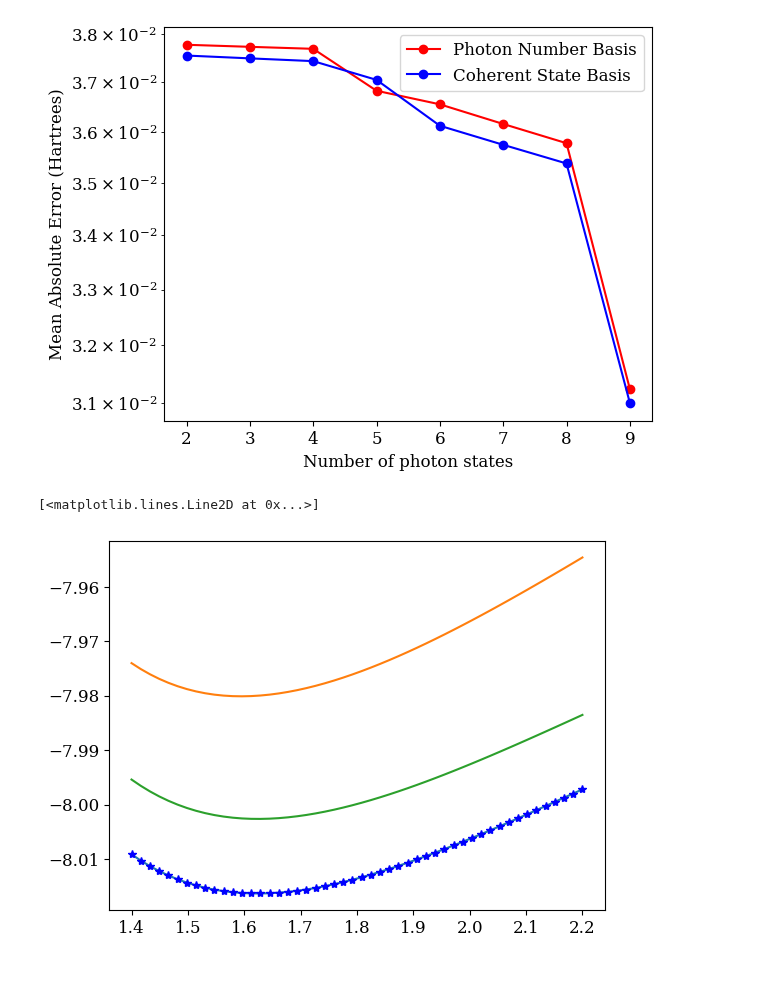
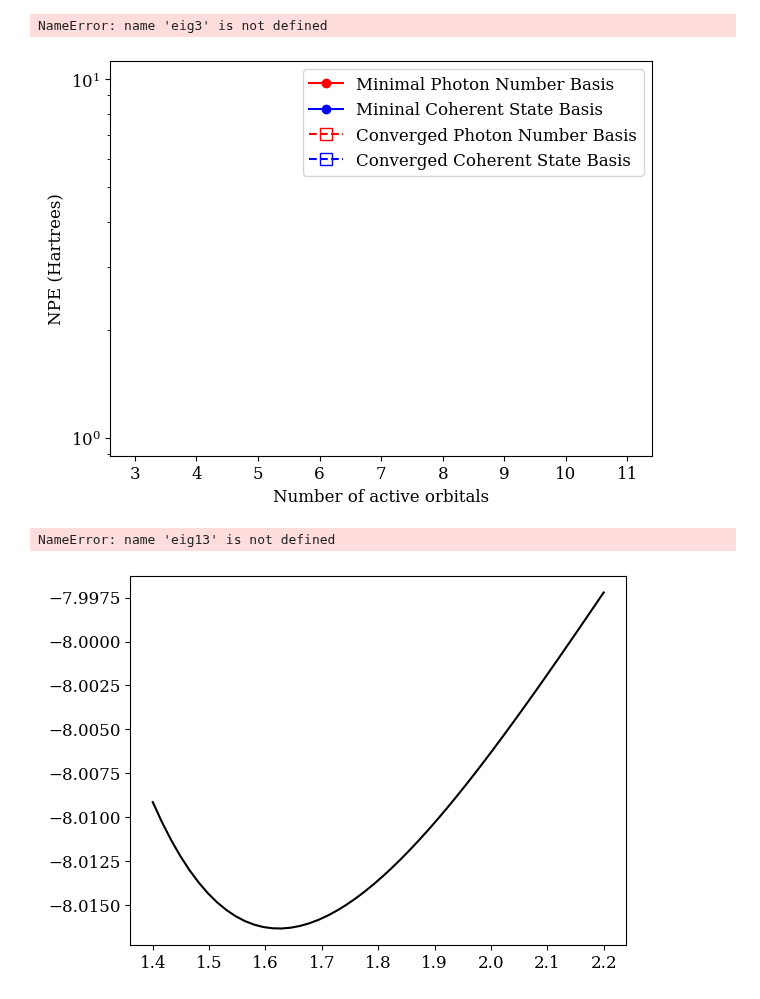
Before and after one commit to boss-bee/data_repository, a Jupyter notebook: json_scripts/LiH_json_reader_active_space_study.ipynb, the cells around one changed output. Drawn from its saved outputs; the diff is of its cells as text; code cells hidden in the pictures.

```diff
--- a/json_scripts/LiH_json_reader_active_space_study.ipynb
+++ b/json_scripts/LiH_json_reader_active_space_study.ipynb
@@ -112,4 +225,6 @@ def mae(array, reference):
 # %%
 cs_mae = np.zeros(14)
 np_mae = np.zeros(14)
-numph = np.linspace(3, 16, 14, dtype=int)
+numph = np.linspace(3, 15, 14, dtype=int)
+cs_mae10 = np.zeros(14)
+np_mae10 = np.zeros(14)
@@ -122,13 +270,12 @@ cs_mae[4] = mae(eig7[:,0], ref_data[:,0])
 cs_mae[5] = mae(eig8[:,0], ref_data[:,0])
 cs_mae[6] = mae(eig9[:,0], ref_data[:,0])
 cs_mae[7] = mae(eig10[:,0], ref_data[:,0])
-#cs_mae[8] = mae(eig10[:,0], ref_data[:,0])
-#cs_mae[9] = mae(eig11[:,0], ref_data[:,0])
-#cs_mae[10] = mae(eig12[:,0], ref_data[:,0])
-#cs_mae[11] = mae(eig13[:,0], ref_data[:,0])
-#cs_mae[12] = mae(eig14[:,0], ref_data[:,0])
-#cs_mae[13] = mae(eig15[:,0], ref_data[:,0])
-#cs_mae[14] = mae(eig16[:,0], ref_data[:,0])
+cs_mae[8] = mae(eig11[:,0], ref_data[:,0])
+cs_mae[9] = mae(eig12[:,0], ref_data[:,0])
+cs_mae[10] = mae(eig13[:,0], ref_data[:,0])
+cs_mae[11] = mae(eig14[:,0], ref_data[:,0])
+cs_mae[12] = mae(eig15[:,0], ref_data[:,0])
+cs_mae[13] = mae(eig16[:,0], ref_data[:,0])
 
 np_mae[0] = mae(peig3[:,0], ref_data[:,0])
 np_mae[1] = mae(peig4[:,0], ref_data[:,0])
@@ -138,38 +285,46 @@ np_mae[4] = mae(peig7[:,0], ref_data[:,0])
 np_mae[5] = mae(peig8[:,0], ref_data[:,0])
 np_mae[6] = mae(peig9[:,0], ref_data[:,0])
 np_mae[7] = mae(peig10[:,0], ref_data[:,0])
-#np_mae[8] = mae(peig10[:,0], ref_data[:,0])
-#np_mae[9] = mae(eig11[:,0], ref_data[:,0])
-#np_mae[10] = mae(eig12[:,0], ref_data[:,0])
-#np_mae[11] = mae(eig13[:,0], ref_data[:,0])
-#np_mae[12] = mae(eig14[:,0], ref_data[:,0])
-#np_mae[13] = mae(eig15[:,0], ref_data[:,0])
-#np_mae[14] = mae(eig16[:,0], ref_data[:,0])
+np_mae[8] = mae(eig11[:,0], ref_data[:,0])
+np_mae[9] = mae(eig12[:,0], ref_data[:,0])
+np_mae[10] = mae(eig13[:,0], ref_data[:,0])
+np_mae[11] = mae(eig14[:,0], ref_data[:,0])
+np_mae[12] = mae(eig15[:,0], ref_data[:,0])
+np_mae[13] = mae(eig16[:,0], ref_data[:,0])
+# %% [output]
+NameError: name 'eig3' is not defined
 # %%
 from matplotlib import pyplot as plt
 from matplotlib import cm
 from matplotlib import rcParams
 
 rcParams['font.family'] = 'serif'
 rcParams['font.size'] = 12
 
-plt.plot(numph[:8], np_mae[:8], "r-o", label="Photon Number Basis")
-plt.plot(numph[:8], cs_mae[:8], "b-o", label="Coherent State Basis")
+_N = 10
+
+plt.plot(numph[:_N], np_mae[:_N], "r-o", label="Minimal Photon Number Basis")
+plt.plot(numph[:_N], cs_mae[:_N], "b-o", label="Mininal Coherent State Basis")
+plt.plot(numph[:_N], np_mae10[:_N], "red", linestyle="dashed", marker="s", ms="8", mfc="none", label="Converged Photon Number Basis")
+plt.plot(numph[:_N], cs_mae10[:_N], "blue", linestyle="dashed", marker="s", ms="8", mfc="none", label="Converged Coherent State Basis")
 plt.yscale("log")
-#plt.ylim(0.5e-10, 1e-3)
-plt.xlabel("Number of photon states")
-plt.ylabel("Mean Absolute Error (Hartrees)")
+plt.xlabel("Number of active orbitals")
+plt.ylabel("NPE (Hartrees)")
 plt.legend()
 plt.tight_layout()
-#plt.savefig("LiH_error_vs_np.eps", dpi=150)
+plt.savefig("LiH_npe_vs_nact.png", dpi=150)
 plt.show()
 # %% [output]
-[figure, old version]
+[figure, new version]
 # %%
-plt.plot(r_data, ref_data[:,0])
-plt.plot(r_data, eig2[:,0])
+plt.plot(r_data, ref_data[:,0], 'black')
+plt.plot(r_data, eig13[:,0])
+plt.plot(r_data, eig14[:,0])
 plt.plot(r_data, eig15[:,0])
+plt.plot(r_data, peig1210[:,0], 'g*')
 plt.plot(r_data, eig16[:,0], "b*")
+
+print(cs_mae10[:14])
 # %% [output]
-[<matplotlib.lines.Line2D at 0x...>]
+NameError: name 'eig13' is not defined
-[figure, old version]
+[figure, new version]
```
Also changed, not shown: parts of 5 cells of this notebook, 46 other files.
